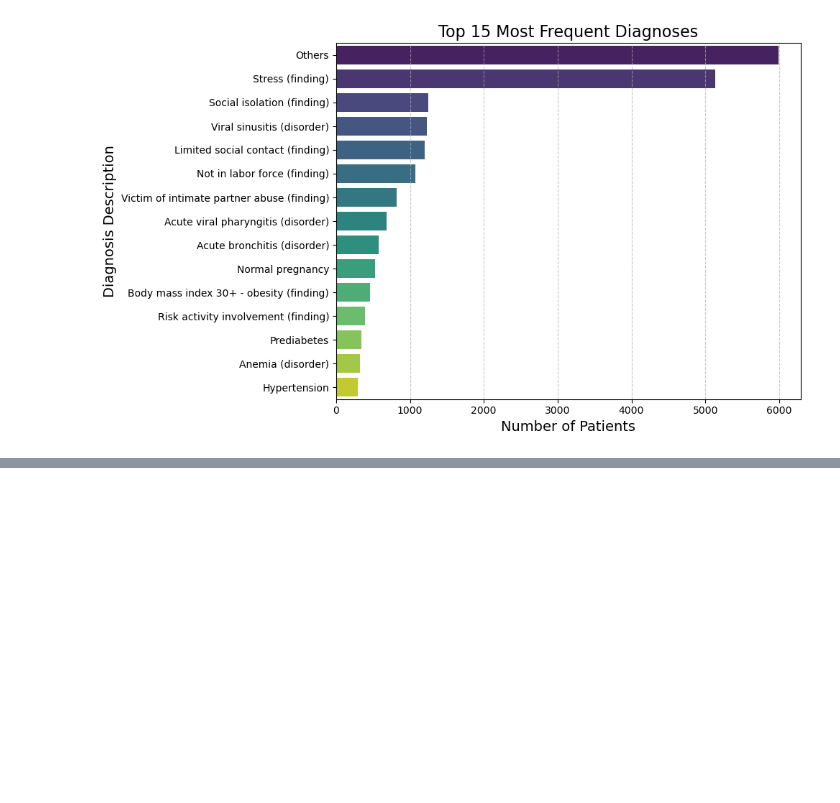
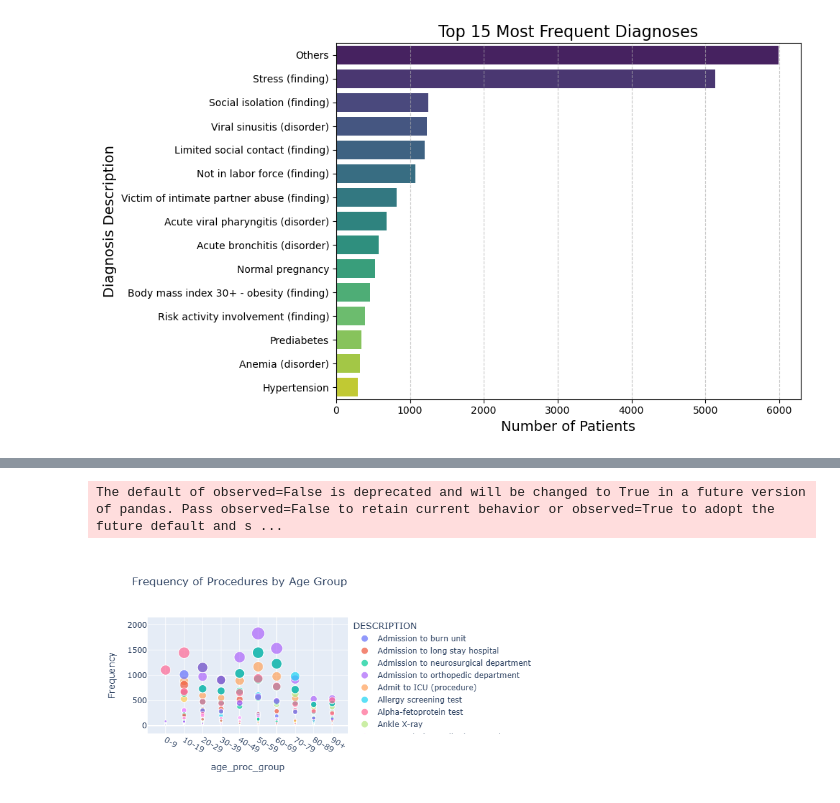
Before and after one commit to veena9-bit/SDE-Skills-Test, a Jupyter notebook: Visualizations.ipynb, the cells around one changed output, grey strips where cells are left out. Drawn from its saved outputs; the diff is of its cells as text; code cells hidden in the pictures; blank space fills up the shorter version.

```diff
--- a/Visualizations.ipynb
+++ b/Visualizations.ipynb
@@ -137,0 +151,27 @@ Passing `palette` without assigning `hue` is deprecated and will be removed in v
+# %%
+## scatter plot
+df_proc_pat = pd.merge(df_procedures,df_patients,on ="PATIENT_ID",how="left")
+df_proc_pat["Procedure_age"] = df_proc_pat["START_PROC"].dt.year-df_proc_pat["BIRTHDATE"].dt.year
+bins = [0, 10, 20, 30, 40, 50, 60, 70, 80, 90, float('inf')]  # Add infinity for 90+
+labels = [f"{bins[i]}-{bins[i + 1] - 1}" for i in range(len(bins) - 2)] + [f"{bins[-2]}+"]
+df_proc_pat['age_proc_group'] = pd.cut(df_proc_pat['Procedure_age'], bins=bins, labels=labels, right=False)
+df_group_proc_age = df_proc_pat[["age_proc_group","DESCRIPTION"]].groupby(["age_proc_group","DESCRIPTION"]).size().reset_index().rename({0:"frequency"},axis=1)
+df_group_proc_age[df_group_proc_age["frequency"]!=0]
+
+fig = px.scatter(
+    df_group_proc_age,
+    x='age_proc_group',               # X-axis: Age groups
+    y='frequency',               # Y-axis: Frequency of procedures
+    color='DESCRIPTION',           # Color by procedure type
+    size='frequency',            # Bubble size (optional)
+    title='Frequency of Procedures by Age Group',
+    labels={'frequency': 'Frequency', 'age_group': 'Age Group'}
+)
+fig.show()
+fig.write_html("./output/data_visualization/scatter_diag_freq.html")
+## social care needs were more in people over 60 age group
+## immunotherapy was more in young people 10 to 20
+## assessment of substance used procedure is seen across all group
+# %% [output]
+The default of observed=False is deprecated and will be changed to True in a future version of pandas. Pass observed=False to retain current behavior or observed=True to adopt the future default and s ...
+[figure, added]
```
Also changed, not shown: parts of 10 cells of this notebook, 2 other files.
